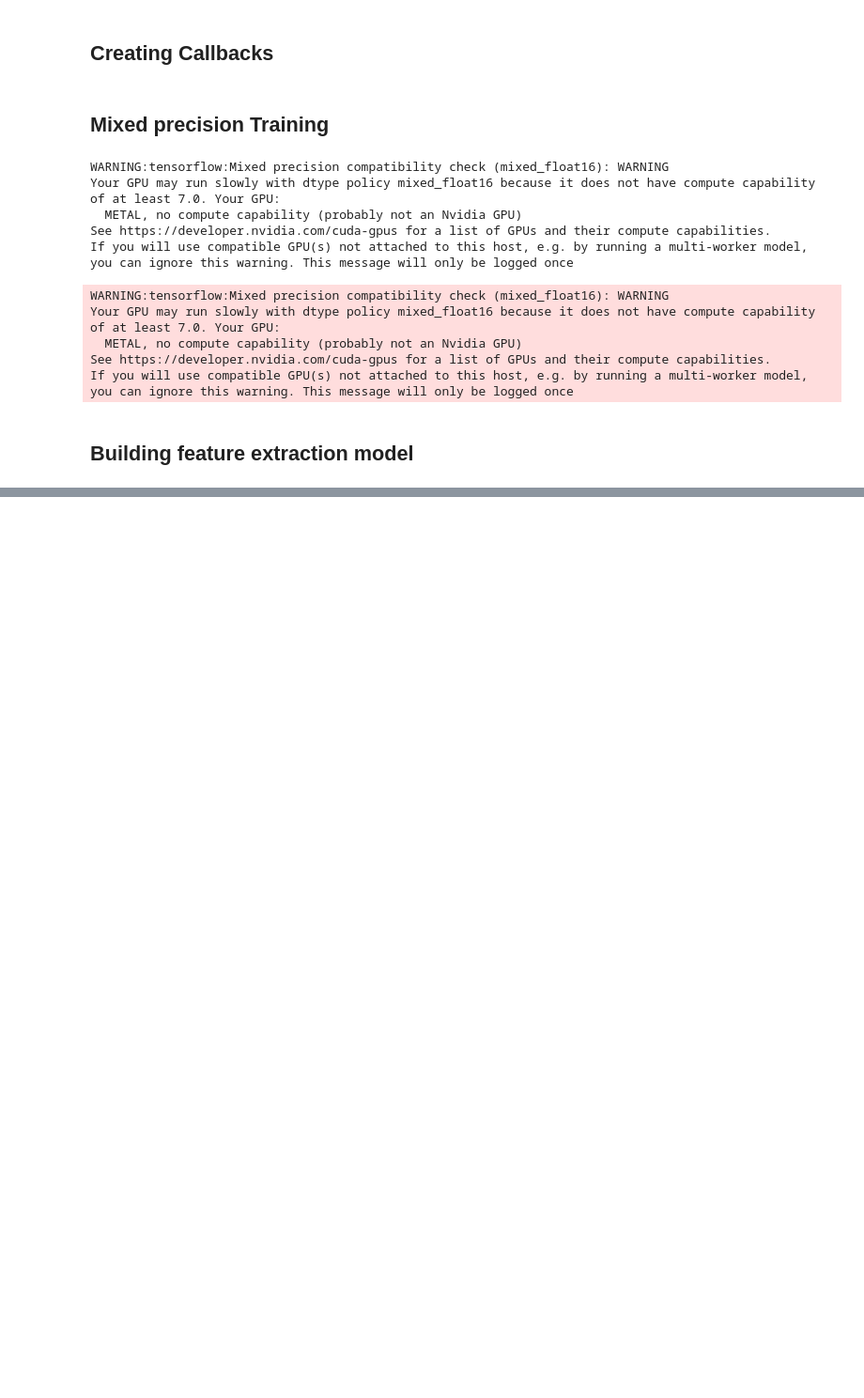
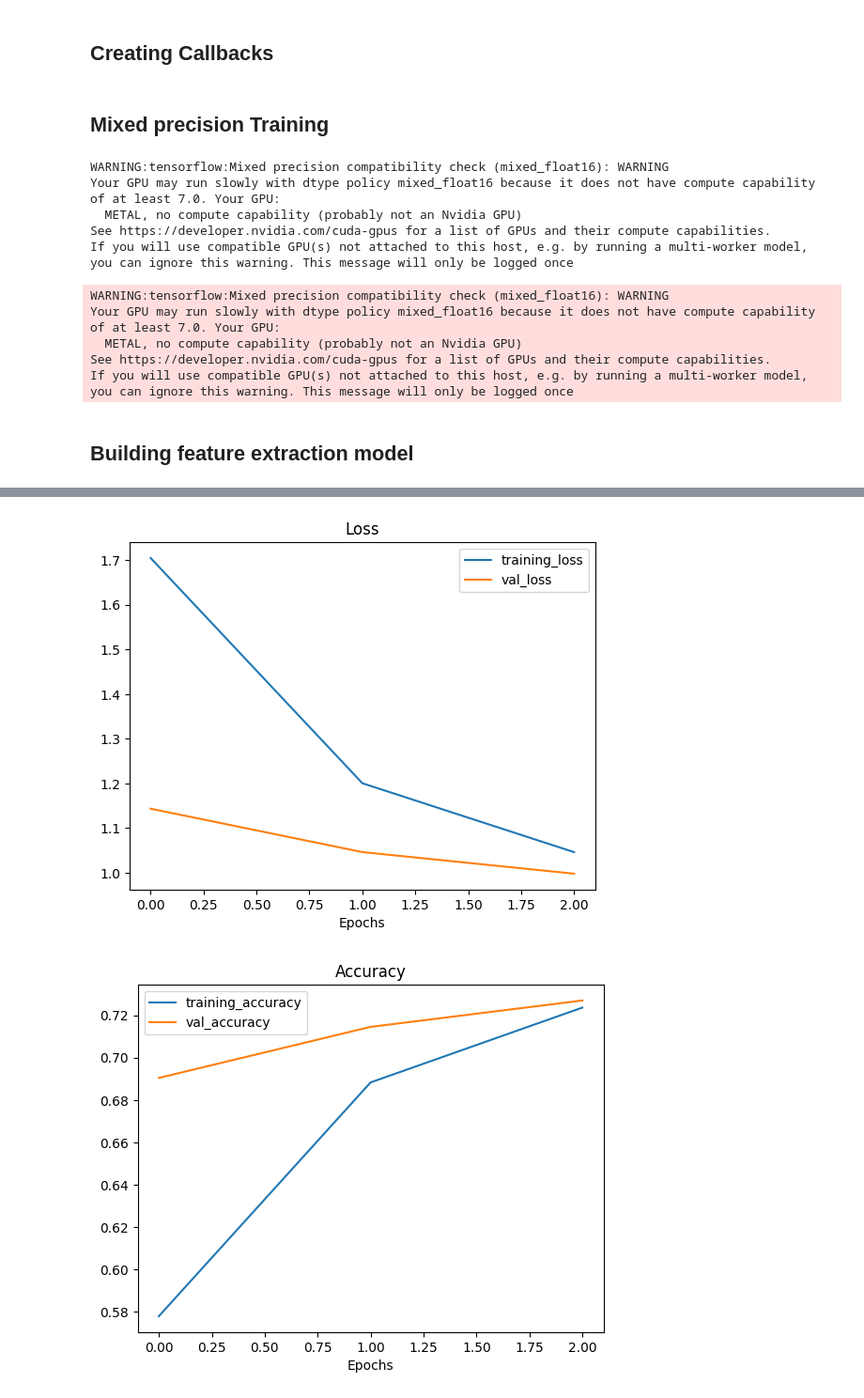
Before and after one commit to mufaddalhamidofficial/tensorflow_course, a Jupyter notebook: 07_food_vision_big.ipynb, the cells around one changed output, grey strips where cells are left out. Shown at 94% size. Cells and saved outputs as stored; diff of their text form; code cells hidden in the pictures; blank space fills up the shorter version.

```diff
--- a/07_food_vision_big.ipynb
+++ b/07_food_vision_big.ipynb
@@ -35,11 +36,9 @@ dataset_lists = tfds.list_builders()
 # %% [output]
 True
 # %%
-(train_data, test_data), ds_info = tfds.load(
-    "food101",
-    split=["train", "validation"],
-    shuffle_files=True,
-    as_supervised=True,
-    with_info=True,
-)
+(train_data, test_data), ds_info = tfds.load("food101",
+                                             split=["train", "validation"],
+                                             shuffle_files = True,
+                                             as_supervised=True,
+                                             with_info=True)
 # %% [output]
@@ -144,6 +140,17 @@ train_data, test_data
  <_PrefetchDataset element_spec=(TensorSpec(shape=(None, 224, 224, 3), dtype=tf.float32, name=None), TensorSpec(shape=(None,), dtype=tf.int64, name=None))>)
 # %% [markdown]
 ## Creating Callbacks
+# %%
+def create_checkpoint_callback(name: str):
+  checkpoint_path = f"checkpoints/{name}/checkpoint.ckpt"
+  model_checkpoint = tf.keras.callbacks.ModelCheckpoint(
+    checkpoint_path,
+    monitor="val_accuracy",
+    save_best_only = True,
+    save_weights_only = True,
+    verbose=0,
+  )
+  return model_checkpoint
 # %% [markdown]
 ## Mixed precision Training
 # %%
@@ -177,6 +184,6 @@ model_b_1 = tf.keras.Model(inputs, outputs)
 
 model_b_1.compile(
     loss=tf.keras.losses.SparseCategoricalCrossentropy(),
-    optimizer=tf.keras.optimizers.legacy.Adam(),
+    optimizer=tf.keras.optimizers.Adam(),
     metrics=["accuracy"],
 )
@@ -212,13 +222,13 @@ activation_2 True float32 <Policy "float32">
 # %%
-history_1 = model_b_1.fit(
+history_b_1 = model_b_1.fit(
     train_data,
     epochs=3,
     steps_per_epoch=len(train_data),
     validation_data=test_data,
     validation_steps=int(0.15 * len(test_data)),
     callbacks=[
-        create_tensorboard_callback("tensorboard", "07_baseline_1"),
-        create_checkpoint_callback("checkpoints", "07_baseline_1"),
+        create_tensorboard_callback("tensorboard_callback", "07_baseline_1"),
+        create_checkpoint_callback("07_baseline_1"),
     ],
 )
 # %% [output]
@@ -237,0 +247,5 @@ evaluation_b_1 = model_b_1.evaluate(test_data)
+# %%
+plot_loss_curves(history_b_1)
+# %% [output]
+[figure, added]
+[figure, added]
```
Also changed, not shown: parts of 28 cells of this notebook, 16 other files.
